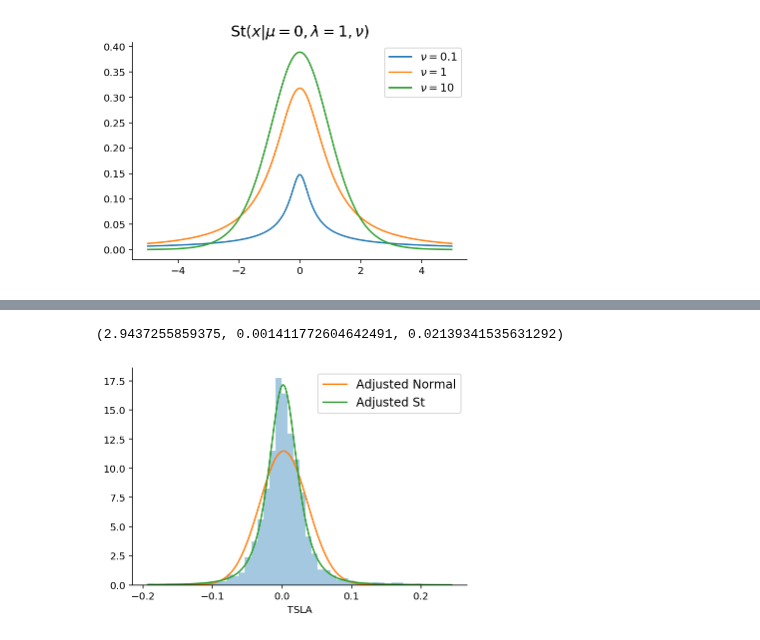
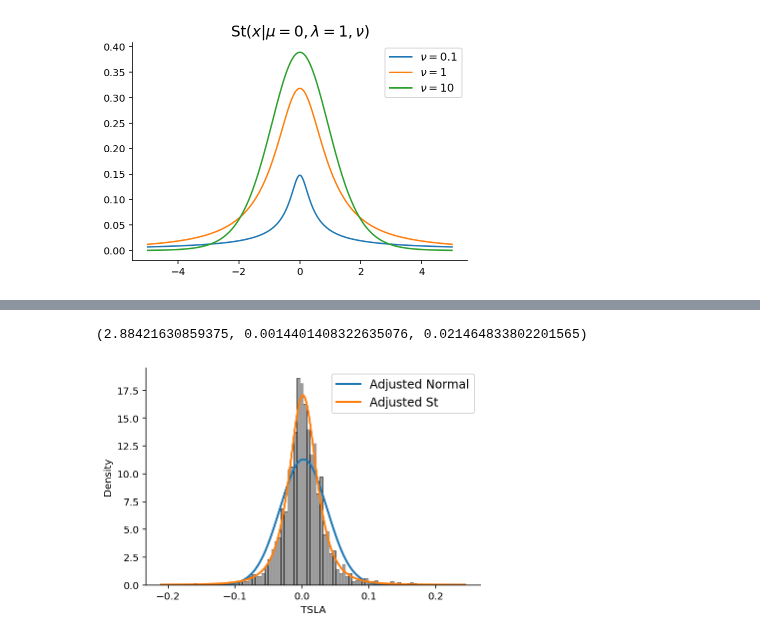
Before and after one commit to gerdm/prml, a Jupyter notebook: chapter02/students-t-distribution.ipynb, the cells around one changed output, grey strips where cells are left out. Drawn from its saved outputs; the diff is of its cells as text; code cells hidden in the pictures.

```diff
--- a/chapter02/students-t-distribution.ipynb
+++ b/chapter02/students-t-distribution.ipynb
@@ -11,7 +15,9 @@ from scipy.stats import t
 %config InlineBackend.figure_format = "retina"
 plt.rcParams["axes.spines.right"] = False
 plt.rcParams["axes.spines.top"] = False
-plt.rcParams['text.latex.preamble'] = [r'\usepackage{amsmath}']
+plt.rcParams['text.latex.preamble'] = r'\usepackage{amsmath}'
+
+apikey = os.environ["AVANTAGE_API"]
 # %% [markdown]
 Student's t distribution is defined as an ensamble of normal distributions "weighted" by precision terms $\tau$ that are Gamma-distributed. That is
 
@@ -156,9 +176,30 @@ class St:
         return self.E_nu(X), self.E_log_nu(X)
 
     @staticmethod
+    def bisection(f, x_low, x_up, tol=1e-5, max_its=1000):
+        diff = np.inf
+        nits = 0
+        while diff > tol:
+            if nits >= max_its:
+                raise ValueError("Root searching did not converge")
+
+            x_mid = (x_low + x_up) / 2
+            f_mid = f(x_mid)
+
+            if np.sign(f_mid) == 1:
+                x_up = x_mid
+            else:
+                x_low = x_mid
+
+            diff = np.abs(f_mid)
+            nits += 1
+
+        return x_mid
+
+    @staticmethod
     def nu_root(k, **kwargs):
         f = lambda nu: (digamma(nu / 2) - np.log(nu / 2)) - k
-        return bisection(f, **kwargs)
+        return St.bisection(f, **kwargs)
 
     def expected_log_likelihood(self, X):
         N = len(X)
@@ -224,12 +265,12 @@ class St:
 st = St()
 st.fit(stock_ret)
 # %% [output]
-(2.9437255859375, 0.001411772604642491, 0.02139341535631292)
+(2.88421630859375, 0.0014401408322635076, 0.021464833802201565)
 # %%
 xrange = np.linspace(stock_ret.min(), stock_ret.max(), 300)
-sns.distplot(stock_ret, kde=False, norm_hist=True);
-plt.plot(xrange, N_stock.pdf(xrange), label="Adjusted Normal")
-plt.plot(xrange, st.pdf(xrange), label="Adjusted St")
+sns.histplot(stock_ret, kde=False, stat="density", color="tab:gray");
+plt.plot(xrange, N_stock.pdf(xrange), label="Adjusted Normal", c="tab:blue", linewidth=2)
+plt.plot(xrange, st.pdf(xrange), label="Adjusted St", c="tab:orange", linewidth=2)
 plt.legend(fontsize=12);
 # %% [output]
-[figure, old version]
+[figure, new version]
```
Also changed, not shown: parts of 12 cells of this notebook.
